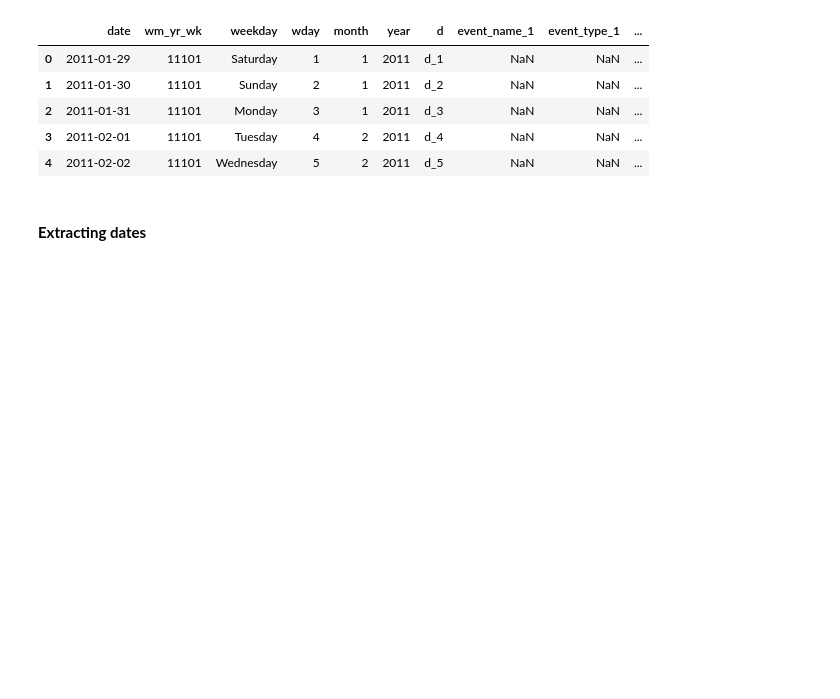
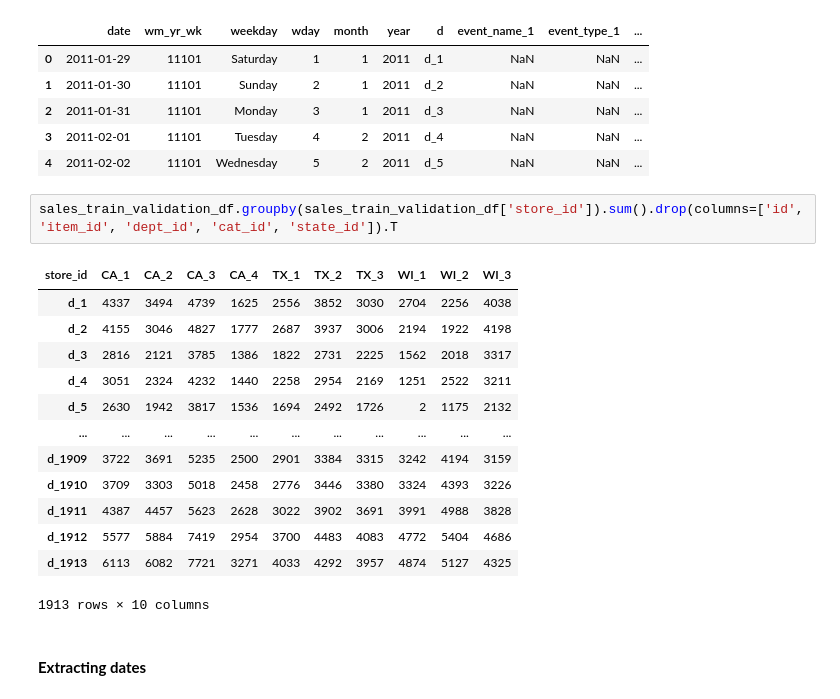
Before and after one commit to Ayush-dhabale/Deeplearning, a Jupyter notebook: notebooks/RNNs/datapreparation.ipynb, the cells around one changed output. Cells and saved outputs as stored; diff of their text form; blank space fills up the shorter version.

```diff
--- a/notebooks/RNNs/datapreparation.ipynb
+++ b/notebooks/RNNs/datapreparation.ipynb
@@ -33,6 +33,22 @@ calender_df.head()
 | 2 | 2011-01-31 | 11101 | Monday | 3 | 1 | 2011 | d_3 | NaN | NaN | ... |
 | 3 | 2011-02-01 | 11101 | Tuesday | 4 | 2 | 2011 | d_4 | NaN | NaN | ... |
 | 4 | 2011-02-02 | 11101 | Wednesday | 5 | 2 | 2011 | d_5 | NaN | NaN | ... |
+# %%
+sales_train_validation_df.groupby(sales_train_validation_df['store_id']).sum().drop(columns=['id', 'item_id', 'dept_id', 'cat_id', 'state_id']).T
+# %% [output]
+| store_id | CA_1 | CA_2 | CA_3 | CA_4 | TX_1 | TX_2 | TX_3 | WI_1 | WI_2 | WI_3 |
+| d_1 | 4337 | 3494 | 4739 | 1625 | 2556 | 3852 | 3030 | 2704 | 2256 | 4038 |
+| d_2 | 4155 | 3046 | 4827 | 1777 | 2687 | 3937 | 3006 | 2194 | 1922 | 4198 |
+| d_3 | 2816 | 2121 | 3785 | 1386 | 1822 | 2731 | 2225 | 1562 | 2018 | 3317 |
+| d_4 | 3051 | 2324 | 4232 | 1440 | 2258 | 2954 | 2169 | 1251 | 2522 | 3211 |
+| d_5 | 2630 | 1942 | 3817 | 1536 | 1694 | 2492 | 1726 | 2 | 1175 | 2132 |
+| ... | ... | ... | ... | ... | ... | ... | ... | ... | ... | ... |
+| d_1909 | 3722 | 3691 | 5235 | 2500 | 2901 | 3384 | 3315 | 3242 | 4194 | 3159 |
+| d_1910 | 3709 | 3303 | 5018 | 2458 | 2776 | 3446 | 3380 | 3324 | 4393 | 3226 |
+| d_1911 | 4387 | 4457 | 5623 | 2628 | 3022 | 3902 | 3691 | 3991 | 4988 | 3828 |
+| d_1912 | 5577 | 5884 | 7419 | 2954 | 3700 | 4483 | 4083 | 4772 | 5404 | 4686 |
+| d_1913 | 6113 | 6082 | 7721 | 3271 | 4033 | 4292 | 3957 | 4874 | 5127 | 4325 |
+1913 rows × 10 columns
 # %% [markdown]
 #### **Extracting dates**
 # %%
```
